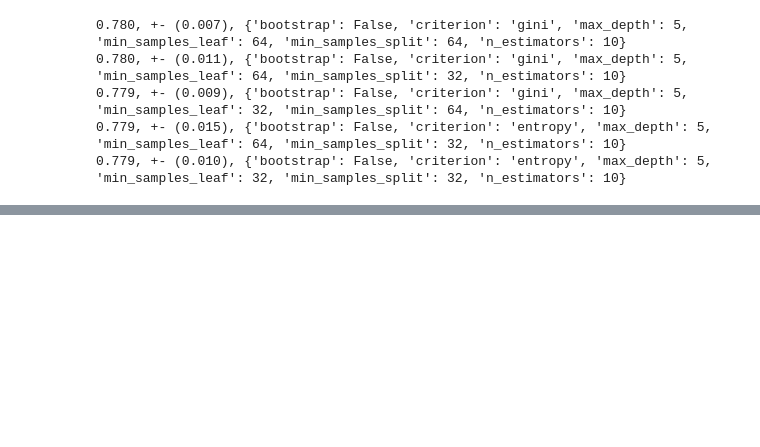
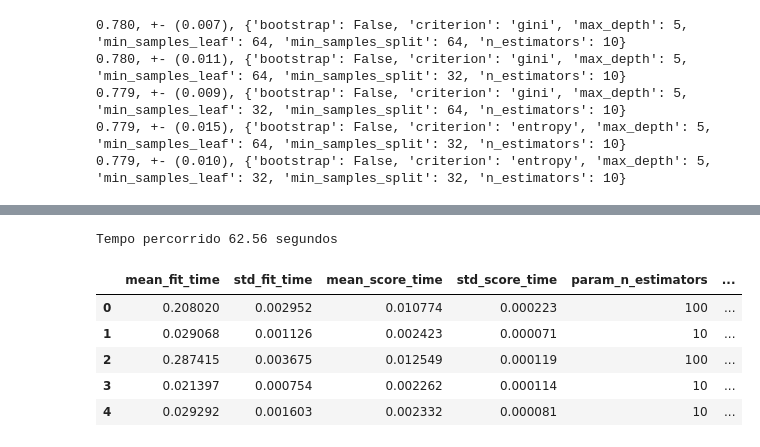
Before and after one commit to C3P0gan/Tutorials, a Jupyter notebook: Alura/Formacao_Machine_Learning/Machine_Learning_parte2/Introdução_a_Machine_Learning_Otimização_parte_2.ipynb, the cells around one changed output, grey strips where cells are left out. Saved outputs shown, nothing was run; the diff lists cells and outputs as text; code cells hidden in the pictures; blank space fills up the shorter version.

Commit message:
[UPDATE] Machine Learning parte2: otimização com exploração aleatória (04.Comparando com busca aleatória)

```diff
--- a/Alura/Formacao_Machine_Learning/Machine_Learning_parte2/Introdução_a_Machine_Learning_Otimização_parte_2.ipynb
+++ b/Alura/Formacao_Machine_Learning/Machine_Learning_parte2/Introdução_a_Machine_Learning_Otimização_parte_2.ipynb
@@ -907,3 +904,38 @@ Accuracy médio 77.46
 Intervalo [75.43, 79.49]
 RandomForestClassifier(bootstrap=False, max_depth=5, min_samples_leaf=64,
                        min_samples_split=64, n_estimators=10)
+# %%
+import time
+from sklearn.ensemble import RandomForestClassifier
+
+SEED=301
+np.random.seed(SEED)
+
+espaco_de_parametros = {
+    "n_estimators": [10, 100],
+    "max_depth" : [3, 5],
+    "min_samples_split" : [32, 64, 128],
+    "min_samples_leaf" : [32, 64, 128],
+    "bootstrap": [True, False],
+    "criterion" : ["gini", "entropy"]
+}
+
+t1 = time.time()
+busca = RandomizedSearchCV(RandomForestClassifier(),
+                    espaco_de_parametros,
+                    n_iter=80,
+                    cv = KFold(n_splits = 5, shuffle=True))
+busca.fit(x_azar, y_azar)
+t2 = time.time()
+print('Tempo percorrido %.2f segundos' % (t2 - t1))
+
+resultados = pd.DataFrame(busca.cv_results_)
+resultados.head()
+# %% [output]
+Tempo percorrido 62.56 segundos
+|  | mean_fit_time | std_fit_time | mean_score_time | std_score_time | param_n_estimators | ... |
+| 0 | 0.208020 | 0.002952 | 0.010774 | 0.000223 | 100 | ... |
+| 1 | 0.029068 | 0.001126 | 0.002423 | 0.000071 | 10 | ... |
+| 2 | 0.287415 | 0.003675 | 0.012549 | 0.000119 | 100 | ... |
+| 3 | 0.021397 | 0.000754 | 0.002262 | 0.000114 | 10 | ... |
+| 4 | 0.029292 | 0.001603 | 0.002332 | 0.000081 | 10 | ... |
```
Also changed, not shown: parts of 13 cells of this notebook.
